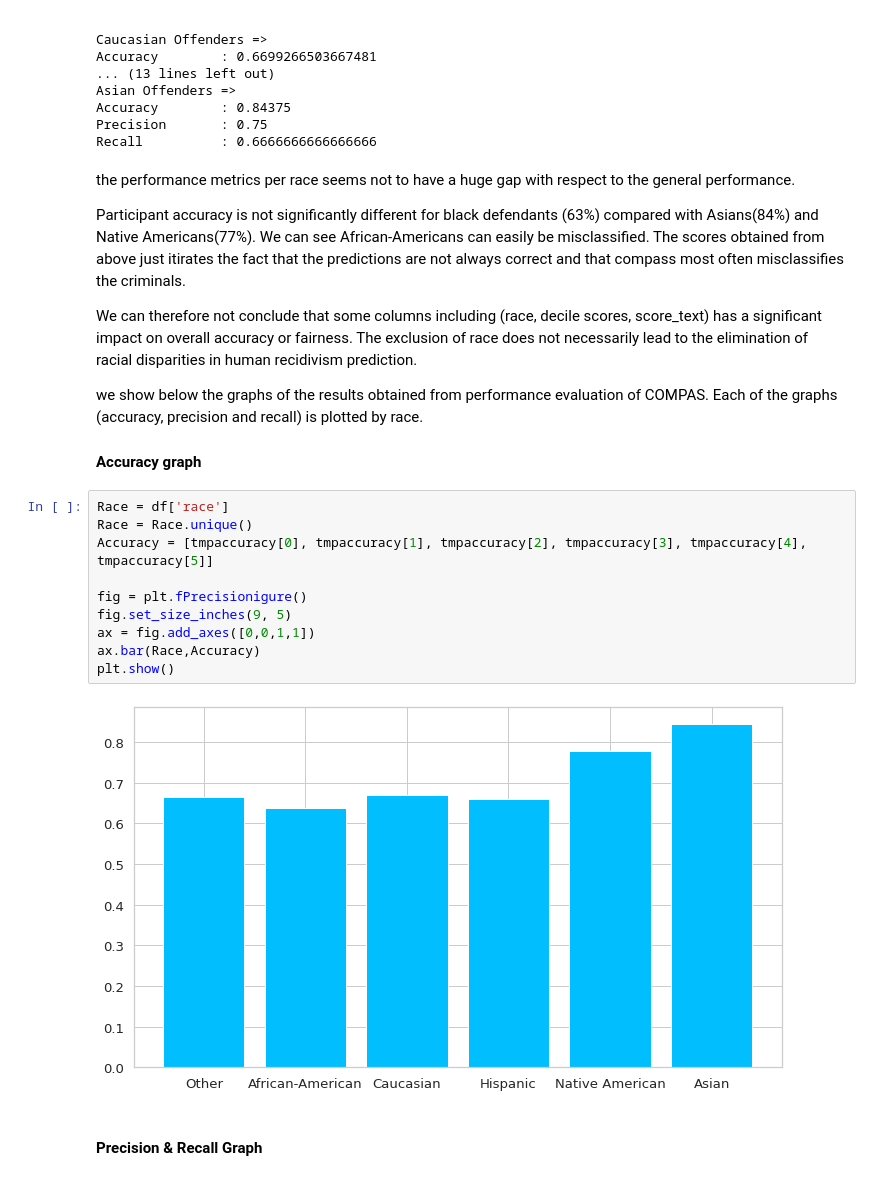
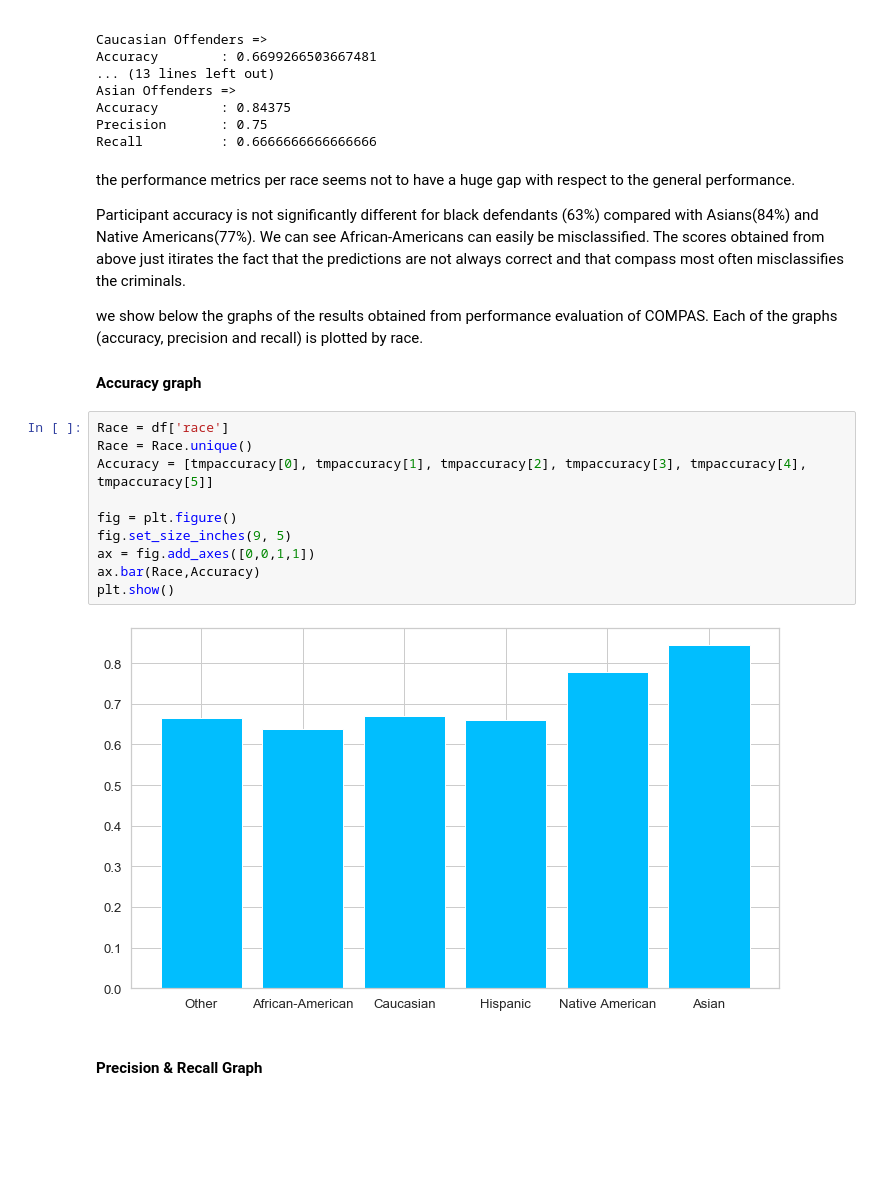
Before and after one commit to irmanfaqrizal/datascience, a Jupyter notebook: firstpart.ipynb, the cells around one changed output. Drawn from its saved outputs; the diff is of its cells as text; blank space fills up the shorter version.

```diff
--- a/firstpart.ipynb
+++ b/firstpart.ipynb
@@ -379,8 +379,6 @@ the performance metrics per race seems not to have a huge gap with respect to th
 Participant accuracy is not significantly different for black defendants (63%) compared with Asians(84%) and Native Americans(77%). We can see African-Americans can easily be misclassified.
 The scores obtained from above just itirates the fact that the predictions are not always correct and that compass most often misclassifies the criminals.
 
-We can therefore not conclude that some columns including (race, decile scores, score_text) has a significant impact on overall accuracy or fairness. The exclusion of race does not necessarily lead to the elimination of racial disparities in human recidivism prediction.
-
 we show below the graphs of the results obtained from performance evaluation of COMPAS. Each of the graphs (accuracy, precision and recall) is plotted by race.
 
 
@@ -388,15 +386,15 @@ we show below the graphs of the results obtained from performance evaluation of
 # %%
 Race = df['race']
 Race = Race.unique()
 Accuracy = [tmpaccuracy[0], tmpaccuracy[1], tmpaccuracy[2], tmpaccuracy[3], tmpaccuracy[4], tmpaccuracy[5]]
 
-fig = plt.fPrecisionigure()
+fig = plt.figure()
 fig.set_size_inches(9, 5)
 ax = fig.add_axes([0,0,1,1])
 ax.bar(Race,Accuracy)
 plt.show()
 # %% [output]
-[figure, old version]
+[figure, new version]
 # %% [markdown]
 ####  Precision & Recall Graph
 # %%
```
Also changed, not shown: parts of 4 cells of this notebook.
